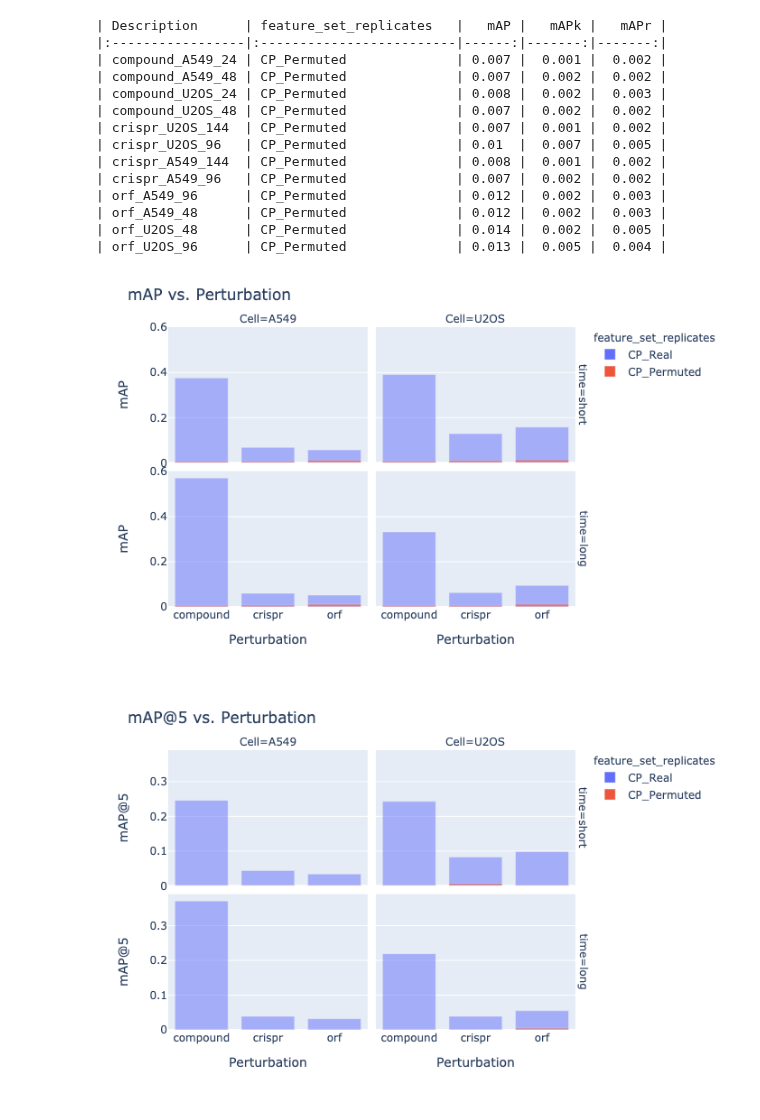
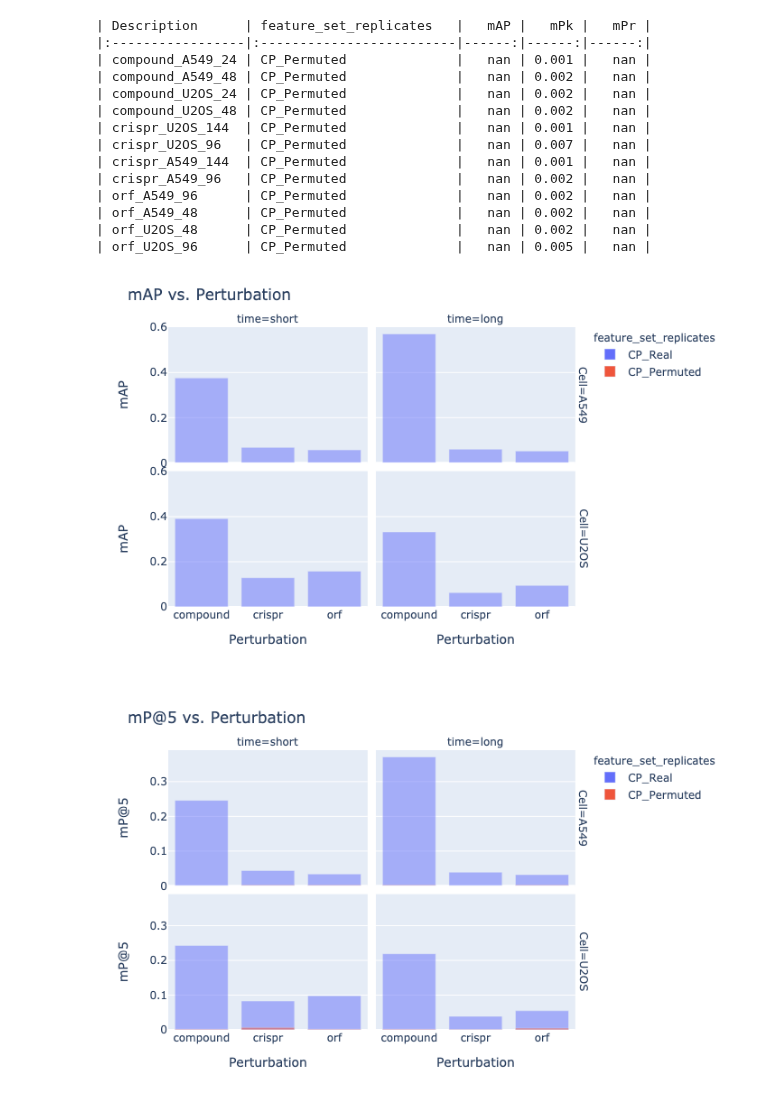
Before and after one commit to jump-cellpainting/2024_Chandrasekaran_NatureMethods, a Jupyter notebook: benchmark/10.average_precision_replicating.ipynb, the cells around one changed output. Saved outputs shown, nothing was run; the diff lists cells and outputs as text; code cells hidden in the pictures.

```diff
--- a/benchmark/10.average_precision_replicating.ipynb
+++ b/benchmark/10.average_precision_replicating.ipynb
@@ -13,7 +13,7 @@ In this notebook we calculate `mean average precision (mAP)`, `Precision@k` and
 4. The same is repeated after shuffling the dataframe which is an estimate of the null distribution.
 5. Table of precision values is printed and bar plots of precision values are plotted.
 # %%
-mean_average_precision_df = pd.DataFrame()
+precision_df = pd.DataFrame()
 group_by_feature = 'Metadata_broad_sample'
 batch = "2020_11_04_CPJUMP1"
 k = 5
@@ -90,63 +90,63 @@ print(mean_average_precision_df[['Description','feature_set_replicates', 'mAP',
 # %%
-print(mean_average_precision_df[['Description','feature_set_replicates', 'mAP', 'mAPk', 'mAPr']].query('feature_set_replicates=="CP_Permuted"').to_markdown(index=False))
+print(precision_df[['Description','feature_set_replicates', 'mAP', 'mPk', 'mPr']].query('feature_set_replicates=="CP_Permuted"').to_markdown(index=False))
 # %% [output]
-| Description      | feature_set_replicates   |   mAP |   mAPk |   mAPr |
-|:-----------------|:-------------------------|------:|-------:|-------:|
-| compound_A549_24 | CP_Permuted              | 0.007 |  0.001 |  0.002 |
-| compound_A549_48 | CP_Permuted              | 0.007 |  0.002 |  0.002 |
-| compound_U2OS_24 | CP_Permuted              | 0.008 |  0.002 |  0.003 |
-| compound_U2OS_48 | CP_Permuted              | 0.007 |  0.002 |  0.002 |
-| crispr_U2OS_144  | CP_Permuted              | 0.007 |  0.001 |  0.002 |
-| crispr_U2OS_96   | CP_Permuted              | 0.01  |  0.007 |  0.005 |
-| crispr_A549_144  | CP_Permuted              | 0.008 |  0.001 |  0.002 |
-| crispr_A549_96   | CP_Permuted              | 0.007 |  0.002 |  0.002 |
-| orf_A549_96      | CP_Permuted              | 0.012 |  0.002 |  0.003 |
-| orf_A549_48      | CP_Permuted              | 0.012 |  0.002 |  0.003 |
-| orf_U2OS_48      | CP_Permuted              | 0.014 |  0.002 |  0.005 |
-| orf_U2OS_96      | CP_Permuted              | 0.013 |  0.005 |  0.004 |
+| Description      | feature_set_replicates   |   mAP |   mPk |   mPr |
+|:-----------------|:-------------------------|------:|------:|------:|
+| compound_A549_24 | CP_Permuted              |   nan | 0.001 |   nan |
+| compound_A549_48 | CP_Permuted              |   nan | 0.002 |   nan |
+| compound_U2OS_24 | CP_Permuted              |   nan | 0.002 |   nan |
+| compound_U2OS_48 | CP_Permuted              |   nan | 0.002 |   nan |
+| crispr_U2OS_144  | CP_Permuted              |   nan | 0.001 |   nan |
+| crispr_U2OS_96   | CP_Permuted              |   nan | 0.007 |   nan |
+| crispr_A549_144  | CP_Permuted              |   nan | 0.001 |   nan |
+| crispr_A549_96   | CP_Permuted              |   nan | 0.002 |   nan |
+| orf_A549_96      | CP_Permuted              |   nan | 0.002 |   nan |
+| orf_A549_48      | CP_Permuted              |   nan | 0.002 |   nan |
+| orf_U2OS_48      | CP_Permuted              |   nan | 0.002 |   nan |
+| orf_U2OS_96      | CP_Permuted              |   nan | 0.005 |   nan |
 # %%
-mean_average_precision_df['mAP'] = mean_average_precision_df['mAP'].astype(float)
-mean_average_precision_df['mAPk'] = mean_average_precision_df['mAPk'].astype(float)
-mean_average_precision_df['mAPr'] = mean_average_precision_df['mAPr'].astype(float)
+precision_df['mAP'] = precision_df['mAP'].astype(float)
+precision_df['mPk'] = precision_df['mPk'].astype(float)
+precision_df['mPr'] = precision_df['mPr'].astype(float)
 
-mean_average_precision_df.loc[(mean_average_precision_df.Modality=='compound') & (mean_average_precision_df.time=='24'), 'time'] = 'short'
-mean_average_precision_df.loc[(mean_average_precision_df.Modality=='compound') & (mean_average_precision_df.time=='48'), 'time'] = 'long'
-mean_average_precision_df.loc[(mean_average_precision_df.Modality=='crispr') & (mean_average_precision_df.time=='96'), 'time'] = 'short'
-mean_average_precision_df.loc[(mean_average_precision_df.Modality=='crispr') & (mean_average_precision_df.time=='144'), 'time'] = 'long'
-mean_average_precision_df.loc[(mean_average_precision_df.Modality=='orf') & (mean_average_precision_df.time=='48'), 'time'] = 'short'
-mean_average_precision_df.loc[(mean_average_precision_df.Modality=='orf') & (mean_average_precision_df.time=='96'), 'time'] = 'long'
+precision_df.loc[(precision_df.Modality=='compound') & (precision_df.time=='24'), 'time'] = 'short'
+precision_df.loc[(precision_df.Modality=='compound') & (precision_df.time=='48'), 'time'] = 'long'
+precision_df.loc[(precision_df.Modality=='crispr') & (precision_df.time=='96'), 'time'] = 'short'
+precision_df.loc[(precision_df.Modality=='crispr') & (precision_df.time=='144'), 'time'] = 'long'
+precision_df.loc[(precision_df.Modality=='orf') & (precision_df.time=='48'), 'time'] = 'short'
+precision_df.loc[(precision_df.Modality=='orf') & (precision_df.time=='96'), 'time'] = 'long'
 
-plot_mAP_df = (
-    mean_average_precision_df.rename(columns={'Modality':'Perturbation'})
+plot_df = (
+    precision_df.rename(columns={'Modality':'Perturbation'})
 )
 # %%
-fig = px.bar(data_frame=plot_mAP_df,
+fig = px.bar(data_frame=plot_df,
              x='Perturbation',
              y='mAP',
              color='feature_set_replicates',
              barmode='overlay',
-             facet_row='time',
-             facet_col='Cell')
+             facet_row='Cell',
+             facet_col='time')
 fig.update_layout(title='mAP vs. Perturbation',
                   yaxis=dict(title='mAP'),
                   yaxis3=dict(title='mAP'))
 fig.show("png")
 fig.write_image(f'figures/10.mAP_CellProfiler.png', width=640, height=480, scale=2)
 # %% [output]
-[figure, old version]
+[figure, new version]
 # %%
-fig = px.bar(data_frame=plot_mAP_df,
+fig = px.bar(data_frame=plot_df,
              x='Perturbation',
-             y='mAPk',
+             y='mPk',
              color='feature_set_replicates',
              barmode='overlay',
-             facet_row='time',
-             facet_col='Cell')
-fig.update_layout(title=f'mAP@{k} vs. Perturbation',
-                  yaxis=dict(title=f'mAP@{k}'),
-                  yaxis3=dict(title=f'mAP@{k}'))
+             facet_row='Cell',
+             facet_col='time')
+fig.update_layout(title=f'mP@{k} vs. Perturbation',
+                  yaxis=dict(title=f'mP@{k}'),
+                  yaxis3=dict(title=f'mP@{k}'))
 fig.show("png")
-fig.write_image(f'figures/10.mAPk_CellProfiler.png', width=640, height=480, scale=2)
+fig.write_image(f'figures/10.mPk_CellProfiler.png', width=640, height=480, scale=2)
 # %% [output]
-[figure, old version]
+[figure, new version]
 # %%
```
Also changed, not shown: parts of 5 cells of this notebook, 31 other files.
